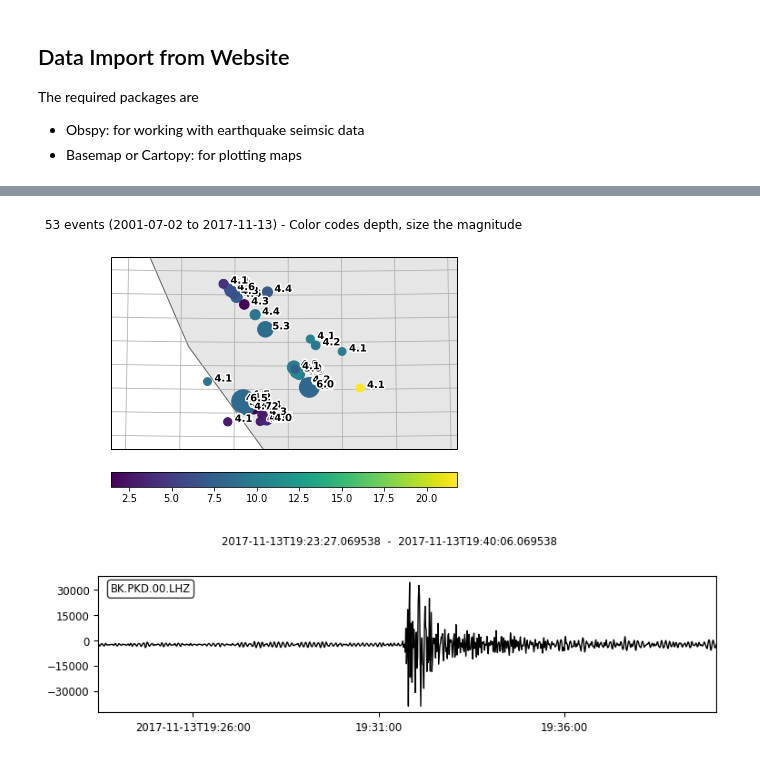
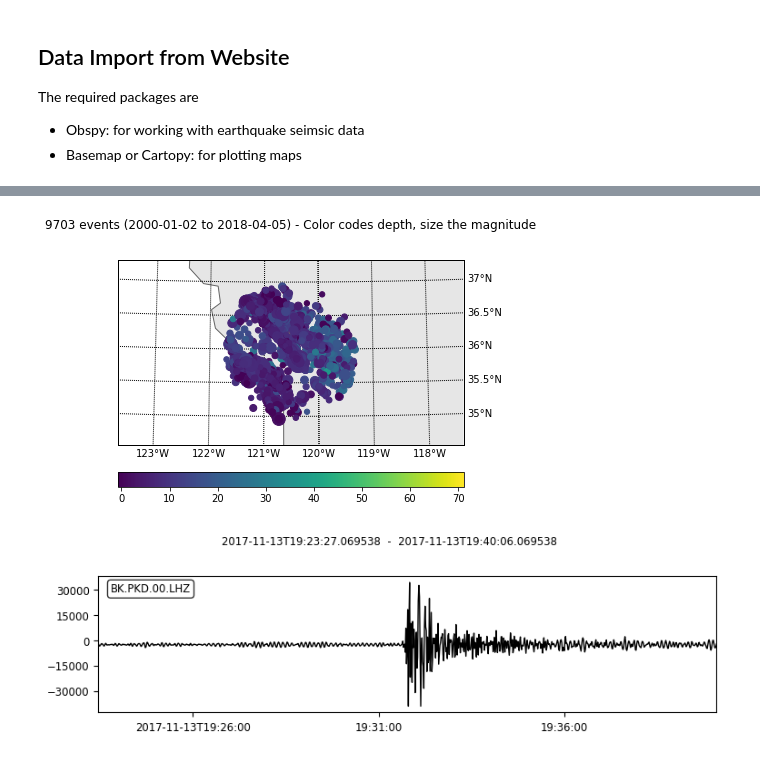
Before and after one commit to MosGeo/TerraeMotus, a Jupyter notebook: Prototype.ipynb, the cells around one changed output, grey strips where cells are left out. Cells and saved outputs as stored; diff of their text form; code cells hidden in the pictures.

```diff
--- a/Prototype.ipynb
+++ b/Prototype.ipynb
@@ -22,7 +22,7 @@ clientName       = "NCEDC"
 starttime        = UTCDateTime("2000-01-01")
 endtime          = UTCDateTime("2018-04-06")
 maxRadius        = 1
-minMagnitude     = 4
+minMagnitude     = 2
 channelName      = "LHZ"
 
 client = Client(clientName)
@@ -42,5 +42,5 @@ cat.plot(projection="local");
 To see all events call 'print(CatalogObject.__str__(print_all=True))'
-[figure, old version]
+[figure, new version]
 # %%
 model = TauPyModel(model="iasp91")
 nEvents = len(cat)
```
Also changed, not shown: parts of 1 cell of this notebook, 2 other files.
